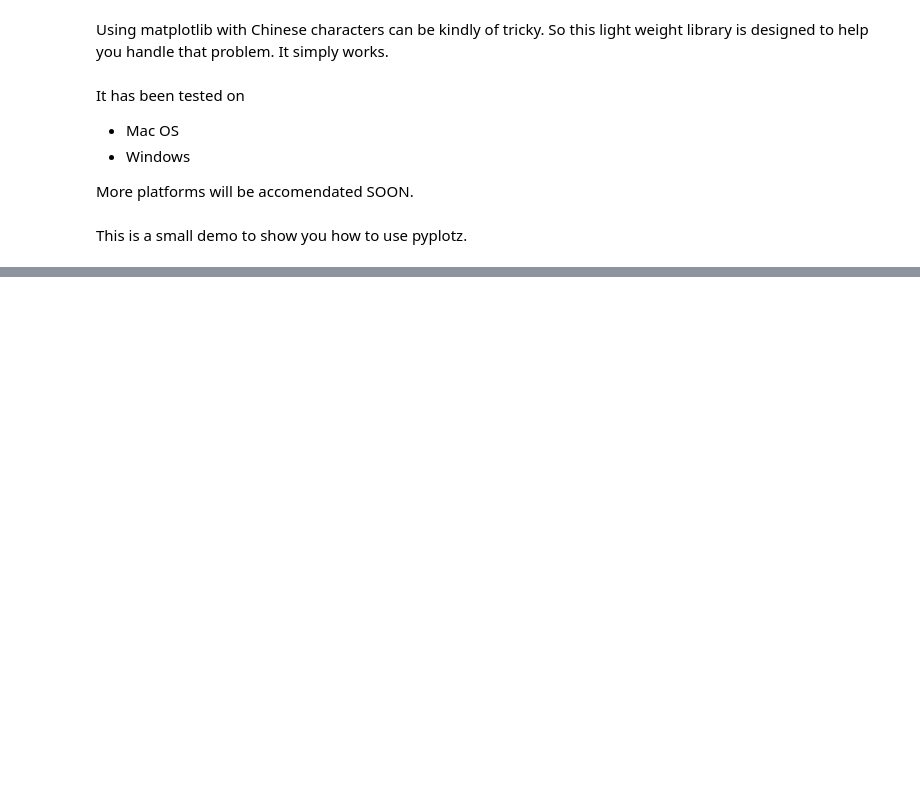
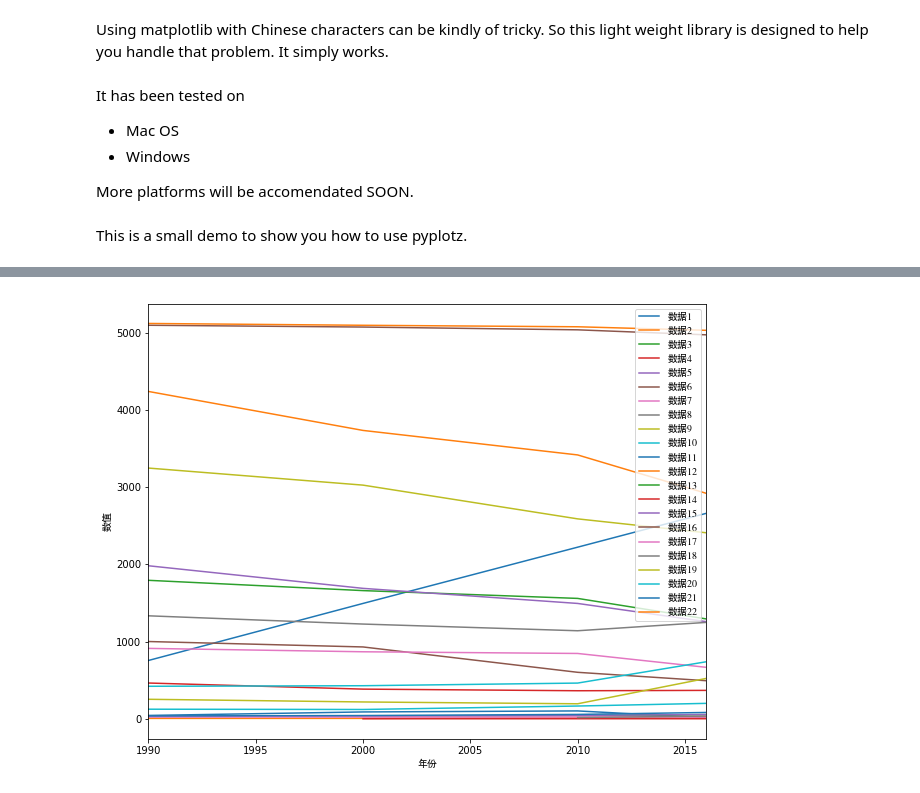
Before and after one commit to songlinhou/pyplotz, a Jupyter notebook: examples/quick_start.ipynb, the cells around one changed output, grey strips where cells are left out. Drawn from its saved outputs; the diff is of its cells as text; code cells hidden in the pictures; blank space fills up the shorter version.

Commit message:
update examples

```diff
--- a/examples/quick_start.ipynb
+++ b/examples/quick_start.ipynb
@@ -46,2 +42,2 @@ import matplotlib.pyplot as plt
 # %%
-df = pd.read_excel('/Users/MacBook/Documents/JupyterNotebooks/chinese_df.xlsx')
+df = pd.read_excel('example data/example_df.xlsx')
@@ -50,2 +43,0 @@ df = pd.read_excel('/Users/MacBook/Documents/JupyterNotebooks/chinese_df.xlsx')
-# %%
-pltz = PyplotZ()
@@ -61,0 +53,9 @@ AttributeError: Unknown property kind
+# %%
+# display the entire dataframe
+df.plot(figsize=(10,8))
+pltz.enable_chinese()
+pltz.xlabel("年份")
+pltz.ylabel("数值")
+pltz.legend()
+# %% [output]
+[figure, added]
```
Also changed, not shown: parts of 15 cells of this notebook, 4 other files.
